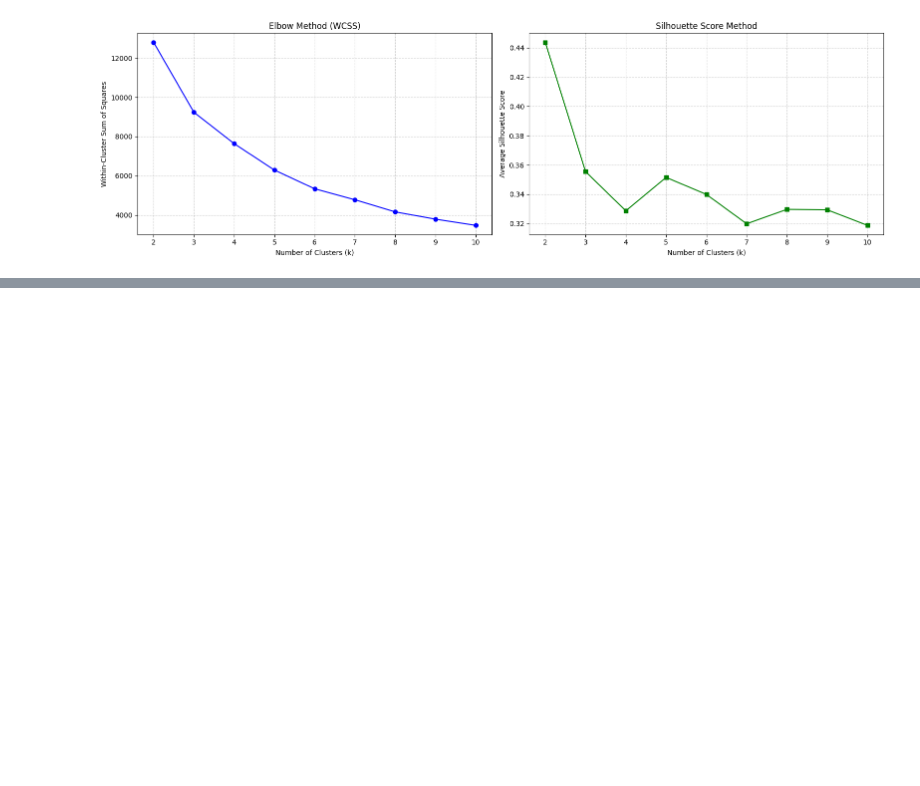
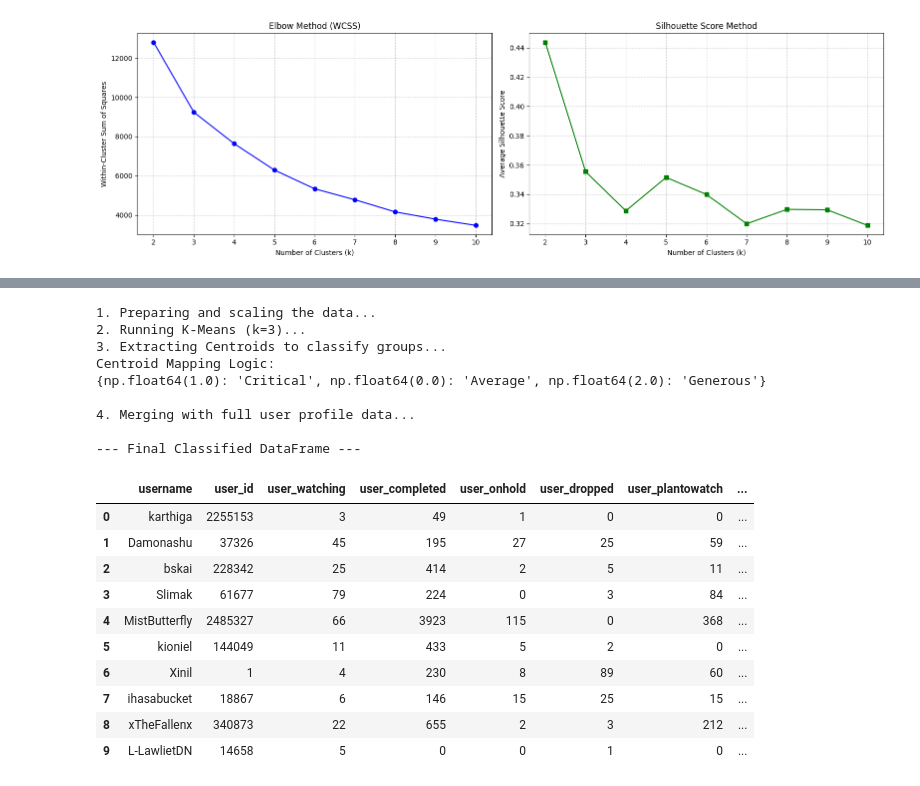
Before and after one commit to KadenLu/Kaden-s-Individual-Project, a Jupyter notebook: Kaden's_Attempt.ipynb, the cells around one changed output, grey strips where cells are left out. Cells and saved outputs as stored; diff of their text form; code cells hidden in the pictures; blank space fills up the shorter version.

```diff
--- a/Kaden's_Attempt.ipynb
+++ b/Kaden's_Attempt.ipynb
@@ -294,0 +226,80 @@ Applying labels to the dataframe...
+# %%
+import pandas as pd
+import numpy as np
+from sklearn.cluster import KMeans
+from sklearn.preprocessing import StandardScaler
+
+print("1. Preparing and scaling the data...")
+# Isolate the features and drop any missing values
+cluster_df = final_user_stats[['username', 'personal_variance', 'avg_score_diff']].dropna()
+features = cluster_df[['personal_variance', 'avg_score_diff']]
+
+# Scale the data (crucial for K-Means distance calculations)
+scaler = StandardScaler()
+scaled_features = scaler.fit_transform(features)
+
+print("2. Running K-Means (k=3)...")
+# Fit the model and get the raw cluster labels (0, 1, or 2)
+kmeans = KMeans(n_clusters=3, random_state=42, n_init='auto')
+cluster_df['cluster_num'] = kmeans.fit_predict(scaled_features)
+
+print("3. Extracting Centroids to classify groups...")
+# Extract the exact mathematical center (centroid) of each cluster
+# We use inverse_transform to convert them from Z-scores back to normal numbers
+centroids = scaler.inverse_transform(kmeans.cluster_centers_)
+
+# Create a mini dataframe just for the centroids to make them easy to sort
+centroids_df = pd.DataFrame(centroids, columns=['centroid_variance', 'centroid_score_diff'])
+centroids_df['cluster_num'] = centroids_df.index # Index 0, 1, 2 matches the cluster labels
+
+# Sort the centroids from lowest score difference to highest
+centroids_sorted = centroids_df.sort_values(by='centroid_score_diff')
+
+# 4. Map the sorted centroids to our human labels
+# iloc[0] is the lowest score diff, iloc[2] is the highest
+label_mapping = {
+    centroids_sorted.iloc[0]['cluster_num']: 'Critical',
+    centroids_sorted.iloc[1]['cluster_num']: 'Average',
+    centroids_sorted.iloc[2]['cluster_num']: 'Generous'
+}
+
+print(f"Centroid Mapping Logic: \n{label_mapping}\n")
+
+# Apply the mapped labels back to our users
+cluster_df['user_persona'] = cluster_df['cluster_num'].map(label_mapping)
+
+print("4. Merging with full user profile data...")
+# Load the original users dataset
+# (Ensure base_path is defined, e.g., base_path = '/content/drive/MyDrive/kaden_projects/')
+users_full = pd.read_csv(base_path + 'users_cleaned.csv')
+
+# Inner merge to combine the persona classifications with the demographic data
+classified_users_df = users_full.merge(
+    cluster_df[['username', 'user_persona', 'personal_variance', 'avg_score_diff']],
+    on='username',
+    how='inner'
+)
+
+print("\n--- Final Classified DataFrame ---")
+display(classified_users_df.head(10))
+# %% [output]
+1. Preparing and scaling the data...
+2. Running K-Means (k=3)...
+3. Extracting Centroids to classify groups...
+Centroid Mapping Logic:
+{np.float64(1.0): 'Critical', np.float64(0.0): 'Average', np.float64(2.0): 'Generous'}
+
+4. Merging with full user profile data...
+
+--- Final Classified DataFrame ---
+|  | username | user_id | user_watching | user_completed | user_onhold | user_dropped | user_plantowatch | ... |
+| 0 | karthiga | 2255153 | 3 | 49 | 1 | 0 | 0 | ... |
+| 1 | Damonashu | 37326 | 45 | 195 | 27 | 25 | 59 | ... |
+| 2 | bskai | 228342 | 25 | 414 | 2 | 5 | 11 | ... |
+| 3 | Slimak | 61677 | 79 | 224 | 0 | 3 | 84 | ... |
+| 4 | MistButterfly | 2485327 | 66 | 3923 | 115 | 0 | 368 | ... |
+| 5 | kioniel | 144049 | 11 | 433 | 5 | 2 | 0 | ... |
+| 6 | Xinil | 1 | 4 | 230 | 8 | 89 | 60 | ... |
+| 7 | ihasabucket | 18867 | 6 | 146 | 15 | 25 | 15 | ... |
+| 8 | xTheFallenx | 340873 | 22 | 655 | 2 | 3 | 212 | ... |
+| 9 | L-LawlietDN | 14658 | 5 | 0 | 0 | 1 | 0 | ... |
```
Also changed, not shown: parts of 11 cells of this notebook.
